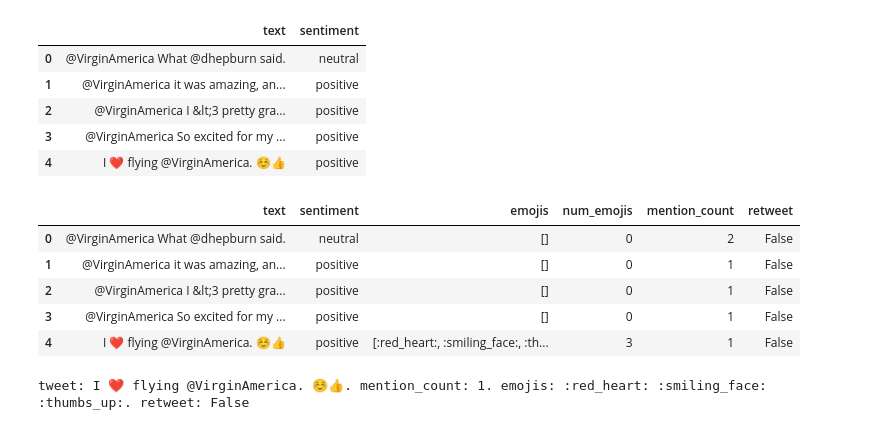
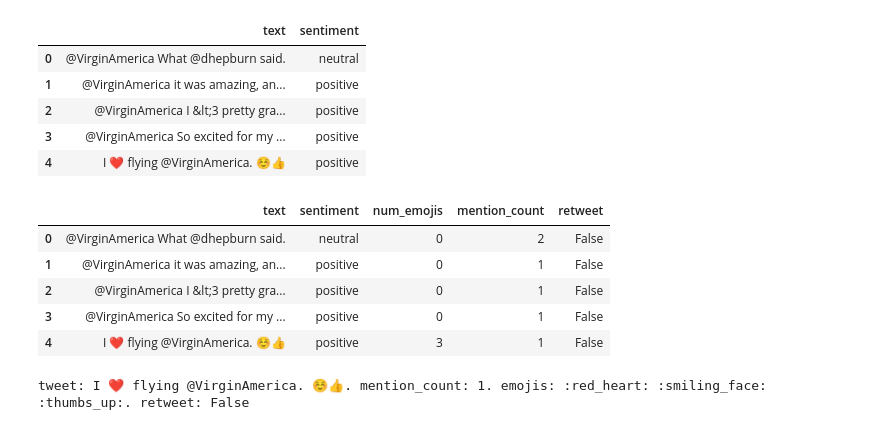
Before and after one commit to sinanuozdemir/feature_engineering_bookcamp, a Jupyter notebook: notebooks/Chapter_09.ipynb, the cells around one changed output. Drawn from its saved outputs; the diff is of its cells as text; code cells hidden in the pictures.

```diff
--- a/notebooks/Chapter_09.ipynb
+++ b/notebooks/Chapter_09.ipynb
@@ -31,19 +31,19 @@ tweet_df['num_emojis'] = tweet_df['emojis'].map(len)  # C
 # %%
 tweet_df['mention_count'] = tweet_df['text'].map(lambda x: x.count('@'))  # A
 
 tweet_df['retweet'] = tweet_df['text'].map(lambda x: x.startswith('RT '))  # B
 
-tweet_df.head()
+tweet_df[['text', 'sentiment', 'num_emojis', 'mention_count', 'retweet']].head()
 
 # A Count the number of mentions in the tweet
 # B Boolean whether or not the tweet is a retweet
 # %% [output]
-|  | text | sentiment | emojis | num_emojis | mention_count | retweet |
-| 0 | @VirginAmerica What @dhepburn said. | neutral | [] | 0 | 2 | False |
-| 1 | @VirginAmerica it was amazing, an... | positive | [] | 0 | 1 | False |
-| 2 | @VirginAmerica I &lt;3 pretty gra... | positive | [] | 0 | 1 | False |
-| 3 | @VirginAmerica So excited for my ... | positive | [] | 0 | 1 | False |
-| 4 | I ❤️ flying @VirginAmerica. ☺️👍 | positive | [:red_heart:, :smiling_face:, :th... | 3 | 1 | False |
+|  | text | sentiment | num_emojis | mention_count | retweet |
+| 0 | @VirginAmerica What @dhepburn said. | neutral | 0 | 2 | False |
+| 1 | @VirginAmerica it was amazing, an... | positive | 0 | 1 | False |
+| 2 | @VirginAmerica I &lt;3 pretty gra... | positive | 0 | 1 | False |
+| 3 | @VirginAmerica So excited for my ... | positive | 0 | 1 | False |
+| 4 | I ❤️ flying @VirginAmerica. ☺️👍 | positive | 3 | 1 | False |
 # %%
 import preprocessor as tweet_preprocessor  # A
 
```
Also changed, not shown: 6 other files.
